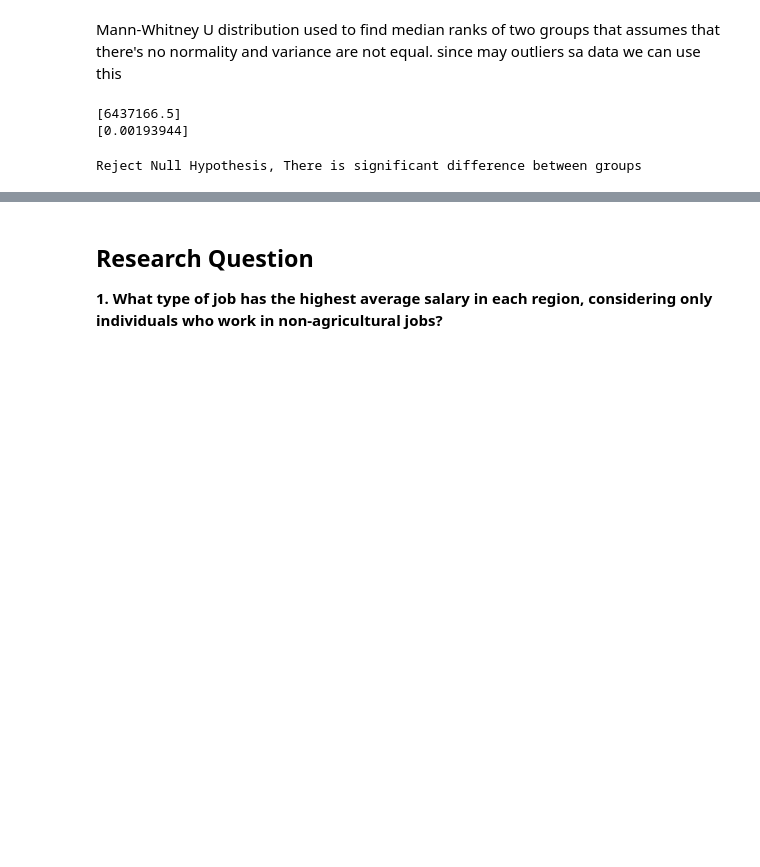
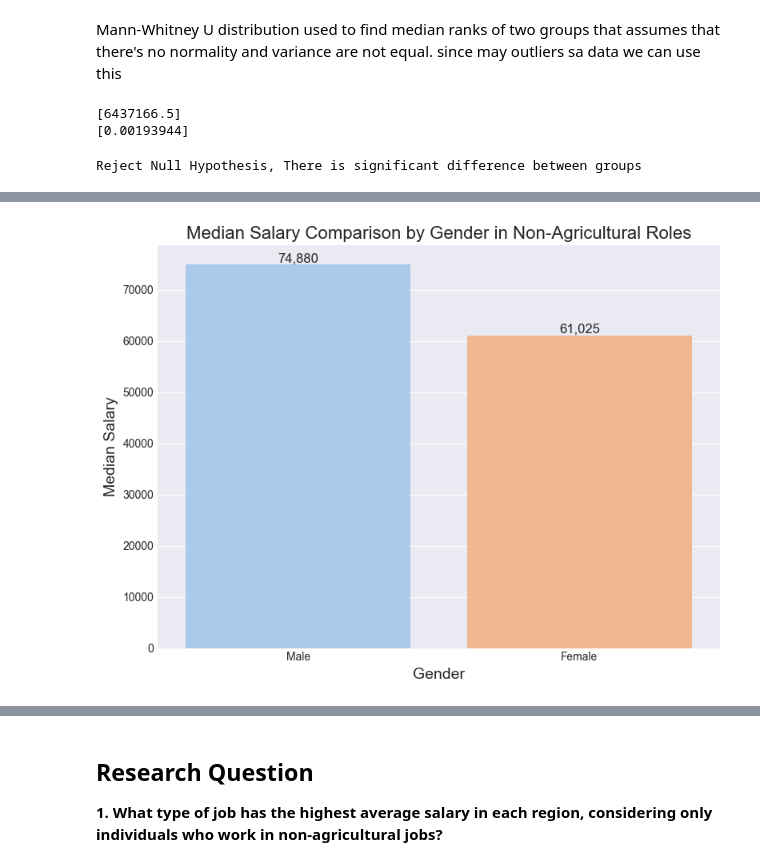
Before and after one commit to chiwasushuba/CSMODEL-Project, a Jupyter notebook: EDA.ipynb, the cells around one changed output, grey strips where cells are left out. Drawn from its saved outputs; the diff is of its cells as text; code cells hidden in the pictures; blank space fills up the shorter version.

Commit message:
Findings
Added findings from numerical summaries and visualizations

```diff
--- a/EDA.ipynb
+++ b/EDA.ipynb
@@ -262,0 +269,25 @@ Reject Null Hypothesis, There is significant difference between groups
+# %%
+# Add a bar Graph
+
+data = {
+    'Gender': ['Male', 'Female'],
+    'Median Salary': [74880, 61025]
+}
+
+salary_df = pd.DataFrame(data)
+
+plt.figure(figsize=(8, 6))
+
+sns.barplot(x='Gender', y='Median Salary', data=salary_df, hue='Gender', palette='pastel', legend=False)
+
+plt.title('Median Salary Comparison by Gender in Non-Agricultural Roles', fontsize=16)
+plt.ylabel('Median Salary', fontsize=14)
+plt.xlabel('Gender', fontsize=14)
+
+for index, value in enumerate(salary_df['Median Salary']):
+    plt.text(index, value + 500, f'{value:,}', ha='center', fontsize=12)
+
+plt.tight_layout()
+plt.show()
+# %% [output]
+[figure, added]
```
Also changed, not shown: parts of 4 cells of this notebook.
